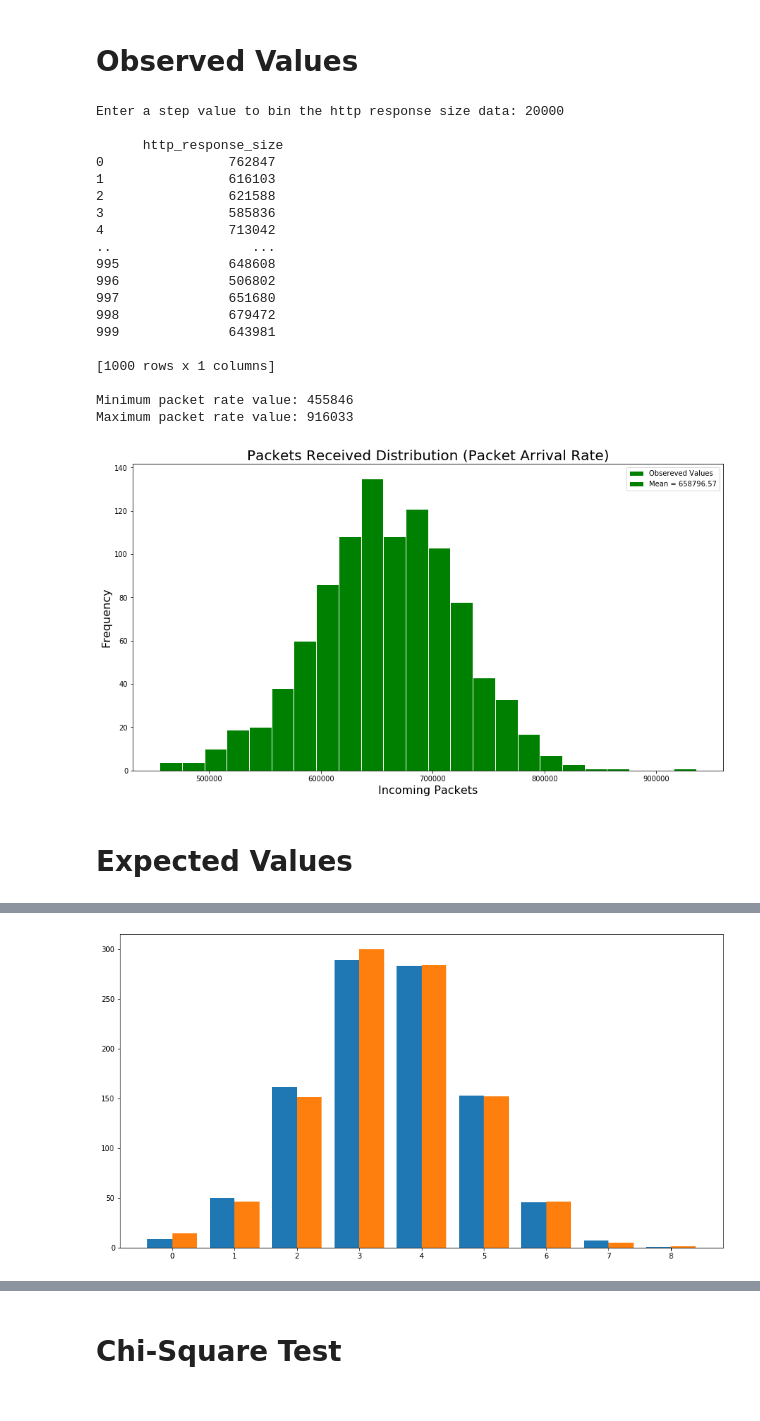
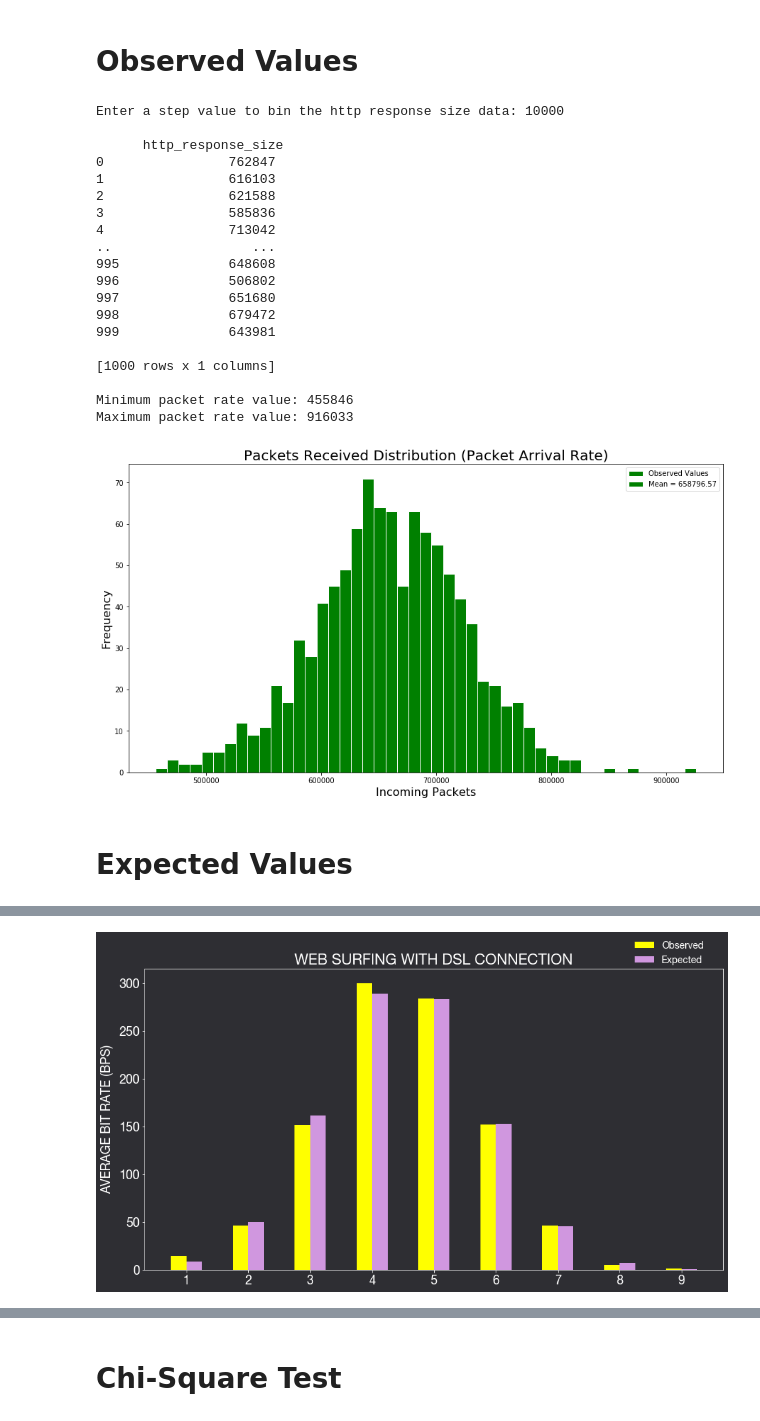
Before and after one commit to royruiz-dev/DataAutomation_SimComNets, a Jupyter notebook: SiMCN-Final-Task/SimComNet_FinalTask_Chi-square_Test.ipynb, the cells around one changed output, grey strips where cells are left out. Saved outputs shown, nothing was run; the diff lists cells and outputs as text; code cells hidden in the pictures.

```diff
--- a/SiMCN-Final-Task/SimComNet_FinalTask_Chi-square_Test.ipynb
+++ b/SiMCN-Final-Task/SimComNet_FinalTask_Chi-square_Test.ipynb
@@ -26,13 +26,13 @@ plt.title('Packets Received Distribution (Packet Arrival Rate)', size = 20)
 plt.xlabel('Incoming Packets', size = 16)
 plt.ylabel('Frequency', size = 16)
 plt.hist(y, bins = range(int(y.min()), int(y.max())+int(size_step), int(size_step)) , color = 'green', ec = 'white', label = True)
-plt.legend(['Obsereved Values',f"Mean = {y.mean()}"], loc='upper right')
+plt.legend(['Observed Values',f"Mean = {y.mean()}"], loc='upper right')
 
 
 print(f"Minimum packet rate value: {y.min()}")
 print(f"Maximum packet rate value: {y.max()}")
 # %% [output]
-Enter a step value to bin the http response size data: 20000
+Enter a step value to bin the http response size data: 10000
 
       http_response_size
 0                762847
@@ -51,7 +51,7 @@ Enter a step value to bin the http response size data: 20000
 
 Minimum packet rate value: 455846
 Maximum packet rate value: 916033
-[figure, old version]
+[figure, new version]
 # %% [markdown]
 # Expected Values
 # %%
@@ -89,12 +89,12 @@ while run:
     try:
         k = float(input("\nEnter the number of intervals desired for Chi-Square Test: ")) #Interval
 
-        obs_max = float(y.max())
-        obs_min = float(y.min())
-        interval_size = (obs_max - obs_min) / k
+        obs_max = int(y.max())
+        obs_min = int(y.min())
+        interval_size = int((obs_max - obs_min) / k)
 
         equi_distant_table = df["HTTP Response Size"].groupby(pd.cut(df["HTTP Response Size"],
-           interval_range(), include_lowest=True)).count().to_frame('N_j').reset_index()
+           interval_range(),precision=0, include_lowest=True)).count().to_frame('N_j').reset_index()
 
         n_pts = equi_distant_table['N_j'].sum() # number of data points (sum of occurrances)
         print(n_pts)
@@ -114,7 +114,7 @@ while run:
             equi_distant_table['(N_j - np_j)^2/np_j'] = ((equi_distant_table['N_j'] -
                                                           equi_distant_table['np_j'])**2)/equi_distant_table['np_j']
 
-            print("\n", equi_distant_table)
+            print("\n", equi_distant_table.round(3),"\n")
 
             # Expected frequency of data is saved to csv file
             savetxt('expected_http_response_sizes.csv', equi_distant_table['np_j'], delimiter=',')
@@ -129,21 +129,50 @@ while run:
             print(f"\nConsider entering a new interval that is less than {int(k)} !!!")
             continue
     else:
-        print(statistics.mean(y))
-        print(statistics.stdev(y))
-        print(expected_frequency)
 
-        width = 0.40
-        plt.figure(figsize=(15,8))
-        x = np.arange(9)
-        x_pos = [i for i, _ in enumerate(x)]
-        plt.bar(x, expected_frequency, width)
+        # Parameter setting for plotting
+        plt.rcParams['axes.edgecolor']='#333F4B'
+        plt.rcParams['axes.linewidth']=0.8
+        plt.rcParams['xtick.color']='#FFFFFF'
+        plt.rcParams['ytick.color']='#FFFFFF'
+        plt.rcParams.update({'font.size': 18})
+        plt.rcParams["legend.edgecolor"] = 'inherit'
+        plt.rcParams["axes.edgecolor"] = 'white'
+        plt.rcParams["legend.facecolor"] = 'inherit'
+        plt.rcParams["axes.facecolor"] = 'white'
+        plt.rcParams["font.family"] = 'serif'
+        plt.rcParams['font.serif'] = 'Helvetica Neue'
 
+        # And finally plot the cdf
+        fig, ax1 = plt.subplots(figsize=(15, 8), facecolor = (0.18, 0.18, 0.2))
+        ax1.set_facecolor((0.18, 0.18, 0.2))
+
+        width = 0.25
+        #plt.figure(figsize=(15,8))
+        x = np.arange(int(k))
         observed = np.array(equi_distant_table['N_j'],dtype=int)
-        plt.bar(x + width, observed, width)
-        plt.xticks(x + width/2, x)
-        array = interval_range()
-        print(array)
+        ax1.bar(x, observed, width, color='yellow', label='Observed')
+        ax1.bar(x + width, expected_frequency, width, color='#D097DF', label='Expected')
+
+        labels = [str(i+1) for i in x]
+        #print(labels)
+        x = np.arange(len(labels))  # the label locations
+        ax1.set_xticks(x + width/2)
+        ax1.set_xticklabels(labels ,color = '#FFFFFF')
+
+        #plt.legend(['Observed','Expected'], loc='upper right')
+        #array = interval_range()
+        #print(array)
+
+        ax1.set_ylabel('AVERAGE BIT RATE (BPS)', labelpad=8, color = '#FFFFFF')
+        #
+        ax1.set_title('WEB SURFING WITH DSL CONNECTION', color = '#FFFFFF')
+        #
+        leg1 = plt.legend(fontsize = 14, loc='lower left', bbox_to_anchor= (0.84, 1.0), ncol=1, borderaxespad=0, frameon=False)
+
+        for text in leg1.get_texts():
+            text.set_color("white")
+
         plt.show()
         run = False
 # %% [output]
@@ -167 +197 @@ Enter the number of intervals desired for Chi-Square Test: 9
-[figure, old version]
+[figure, new version]
```
Also changed, not shown: parts of 7 cells of this notebook.
